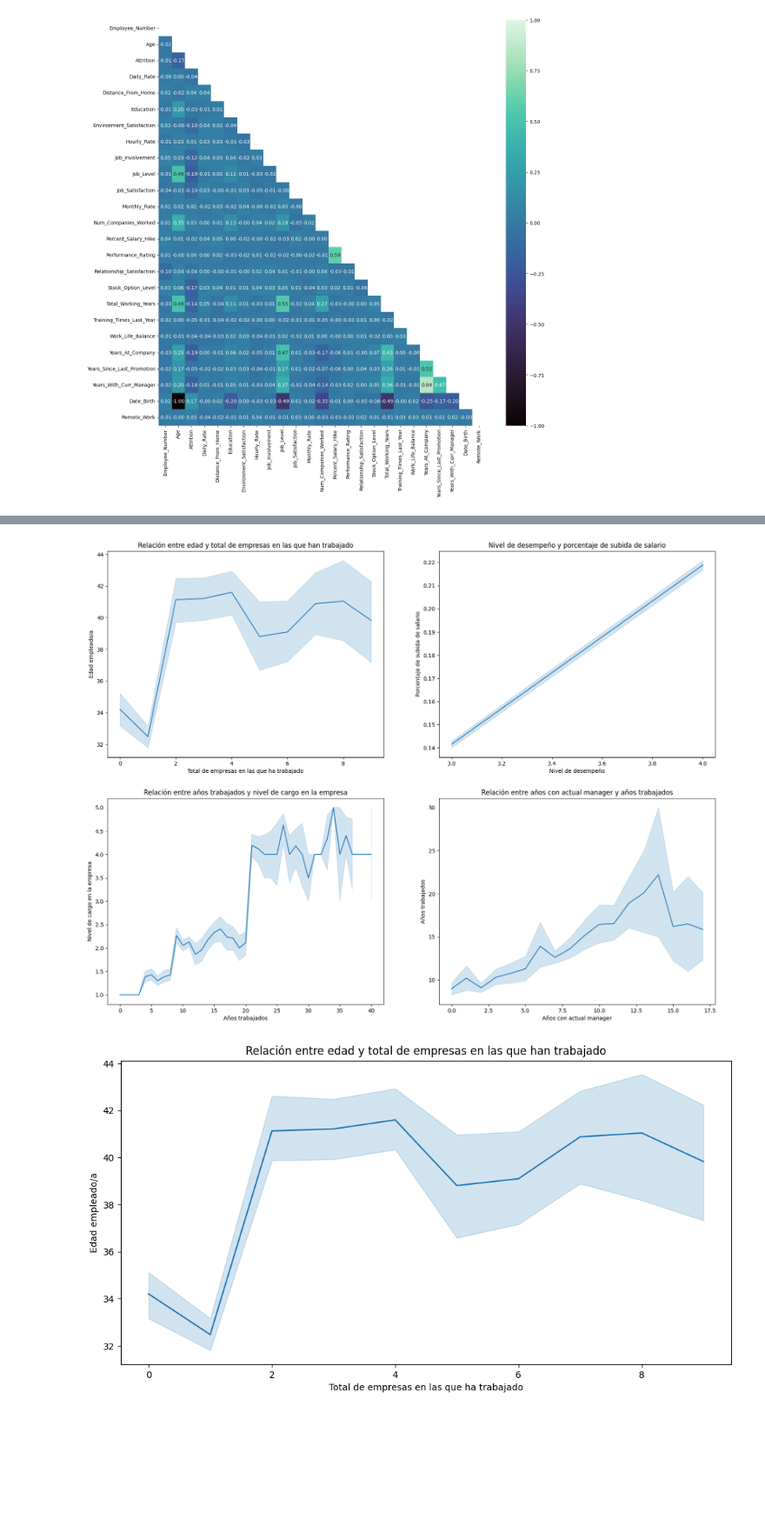
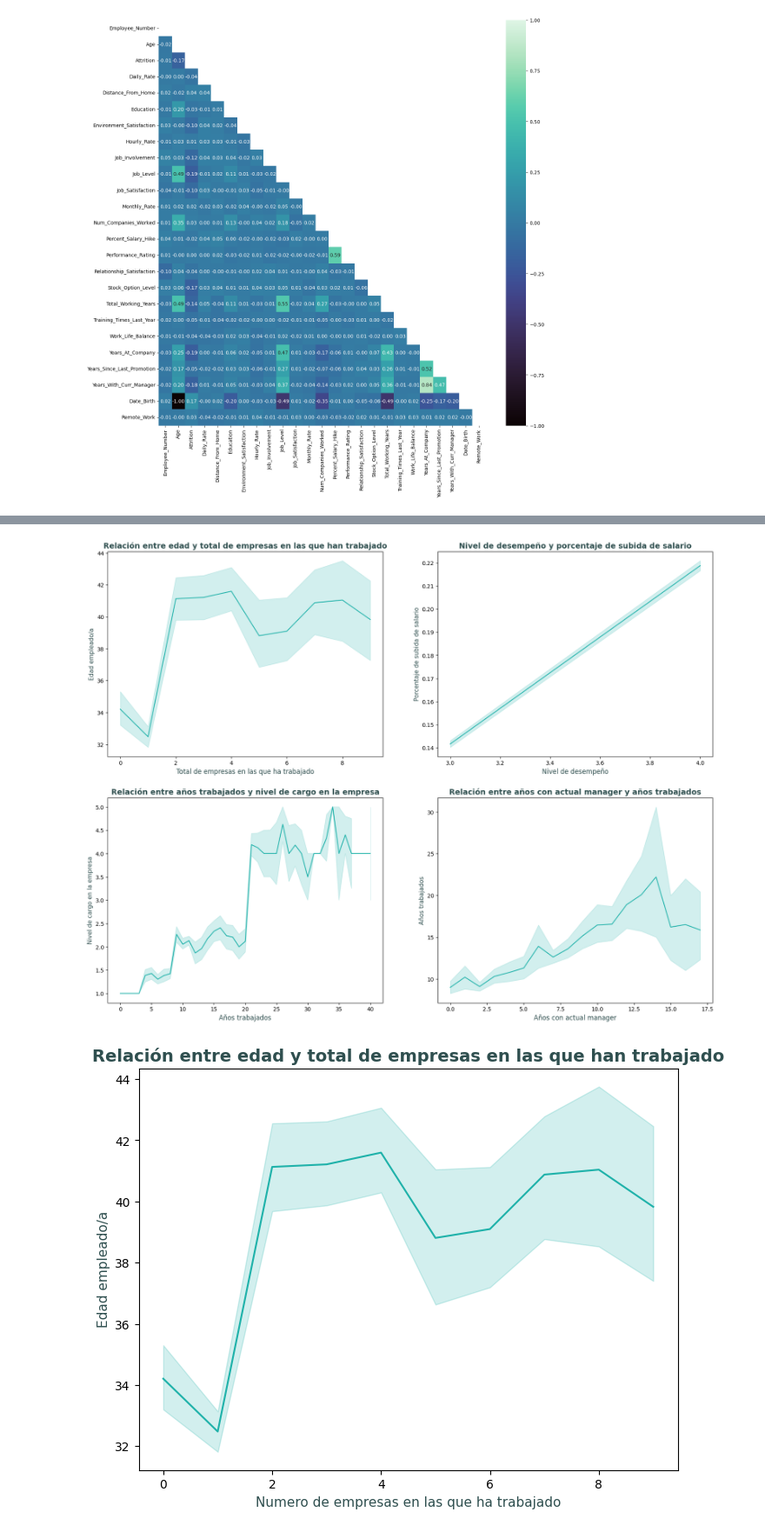
Before and after one commit to nuriancg/project-da-promo-H-module-3-team-1, a Jupyter notebook: Fase4_abTesting.ipynb, the cells around one changed output, grey strips where cells are left out. Shown at 87% size. Drawn from its saved outputs; the diff is of its cells as text; code cells hidden in the pictures; blank space fills up the shorter version.

```diff
--- a/Fase4_abTesting.ipynb
+++ b/Fase4_abTesting.ipynb
@@ -423,46 +358,46 @@ job level y age tienen correlacion moderada
 fig, axes= plt.subplots(2, 2, figsize= (20, 15))
 
 #num companys worked y age tienen correlacion moderada
-sns.lineplot(x= "Num_Companies_Worked", y= "Age", data=df, ax=axes[0,0]);
+sns.lineplot(x= "Num_Companies_Worked", y= "Age", data=df, color="lightseagreen", ax=axes[0,0]);
 # Los empleados entre 40 y 42 años han trabajado en más empresas que los empleados más jóvenes que ellos.
-axes[0, 0].set_title('Relación entre edad y total de empresas en las que han trabajado')
-axes[0, 0].set_xlabel('Total de empresas en las que ha trabajado')
-axes[0, 0].set_ylabel('Edad empleado/a')
+axes[0, 0].set_title('Relación entre edad y total de empresas en las que han trabajado', color= 'darkslategray', fontsize= 14,  fontweight='bold' )
+axes[0, 0].set_xlabel('Total de empresas en las que ha trabajado', color= 'darkslategray', fontsize= 12)
+axes[0, 0].set_ylabel('Edad empleado/a', color= 'darkslategray', fontsize= 11)
 
 #percent salary hike y perfomance rating tienen correlacion MODERADA
-sns.lineplot(x= "Performance_Rating", y="Percent_Salary_Hike", data=df, ax =axes[0,1]);
+sns.lineplot(x= "Performance_Rating", y="Percent_Salary_Hike", data=df, color='lightseagreen', ax =axes[0,1]);
 #A más nivel de desempeño, más sube el porcentaje de los salarios.
 # Señal de prácticas saludables de la empresa, que recompensan a los empleados con un buen nivel de desempeño con aumentos de sueldo.
-axes[0, 1].set_title('Nivel de desempeño y porcentaje de subida de salario')
-axes[0, 1].set_xlabel('Nivel de desempeño')
-axes[0, 1].set_ylabel('Porcentaje de subida de salario')
+axes[0, 1].set_title('Nivel de desempeño y porcentaje de subida de salario', color= 'darkslategray', fontsize= 14,  fontweight='bold')
+axes[0, 1].set_xlabel('Nivel de desempeño', color= 'darkslategray', fontsize= 12)
+axes[0, 1].set_ylabel('Porcentaje de subida de salario', color= 'darkslategray', fontsize= 11)
 
 #job level y total working years tienen correlacion MODERADA
-sns.lineplot(data=df, x='Total_Working_Years', y='Job_Level', ax =axes[1,0])
+sns.lineplot(data=df, x='Total_Working_Years', y='Job_Level', color='lightseagreen', ax =axes[1,0])
 #A más años trabajados, más aumenta el cargo de los trabajadores. Lo que puede indicar que hay promoción en los empleados de la empresa a medida que pasan los años.
-axes[1, 0].set_title('Relación entre años trabajados y nivel de cargo en la empresa')
-axes[1, 0].set_xlabel('Años trabajados')
-axes[1, 0].set_ylabel('Nivel de cargo en la empresa')
+axes[1, 0].set_title('Relación entre años trabajados y nivel de cargo en la empresa', color= 'darkslategray', fontsize= 14,  fontweight='bold')
+axes[1, 0].set_xlabel('Años trabajados', color= 'darkslategray', fontsize= 12)
+axes[1, 0].set_ylabel('Nivel de cargo en la empresa', color= 'darkslategray', fontsize= 11)
 
 #years with current manager y total working years tienen correlacion MODERADA
-sns.lineplot(data=df, x='Years_With_Curr_Manager', y='Total_Working_Years', ax =axes[1,1])
-axes[1, 1].set_title('Relación entre años con actual manager y años trabajados')
-axes[1, 1].set_xlabel('Años con actual manager')
-axes[1, 1].set_ylabel('Años trabajados')
+sns.lineplot(data=df, x='Years_With_Curr_Manager', y='Total_Working_Years', color='lightseagreen', ax =axes[1,1])
+axes[1, 1].set_title('Relación entre años con actual manager y años trabajados', color= 'darkslategray', fontsize= 14, fontweight='bold')
+axes[1, 1].set_xlabel('Años con actual manager', color= 'darkslategray', fontsize= 12)
+axes[1, 1].set_ylabel('Años trabajados', color= 'darkslategray', fontsize= 11)
 
 plt.show()
 # %% [output]
-[figure, old version]
+[figure, new version]
 # %%
-plt.figure(figsize=(12, 6))
+plt.figure(figsize=(8, 6))
 
 
 #num companys worked y age tienen correlacion moderada
-sns.lineplot(x= "Num_Companies_Worked", y= "Age", data=df);
+sns.lineplot(x= "Num_Companies_Worked", y= "Age", data=df, color='lightseagreen');
 # Los empleados entre 40 y 42 años han trabajado en más empresas que los empleados más jóvenes que ellos.
-plt.title('Relación entre edad y total de empresas en las que han trabajado')
-plt.xlabel('Total de empresas en las que ha trabajado')
-plt.ylabel('Edad empleado/a')
+plt.title('Relación entre edad y total de empresas en las que han trabajado', color= 'darkslategray', fontsize= 14, fontweight='bold')
+plt.xlabel('Numero de empresas en las que ha trabajado', color= 'darkslategray', fontsize= 11)
+plt.ylabel('Edad empleado/a', color= 'darkslategray', fontsize= 11)
 plt.show()
 # %% [output]
-[figure, old version]
+[figure, new version]
```
Also changed, not shown: parts of 43 cells of this notebook, 1 other file.
